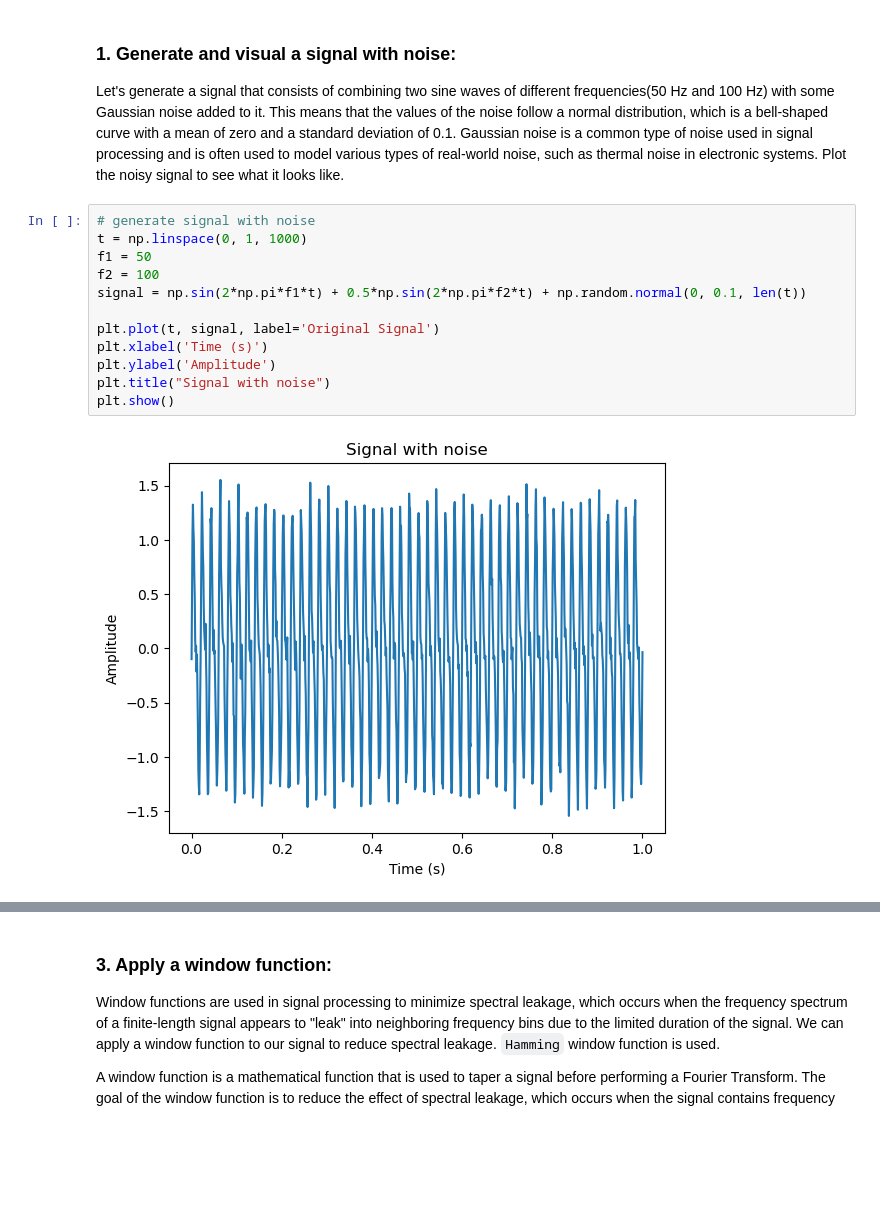
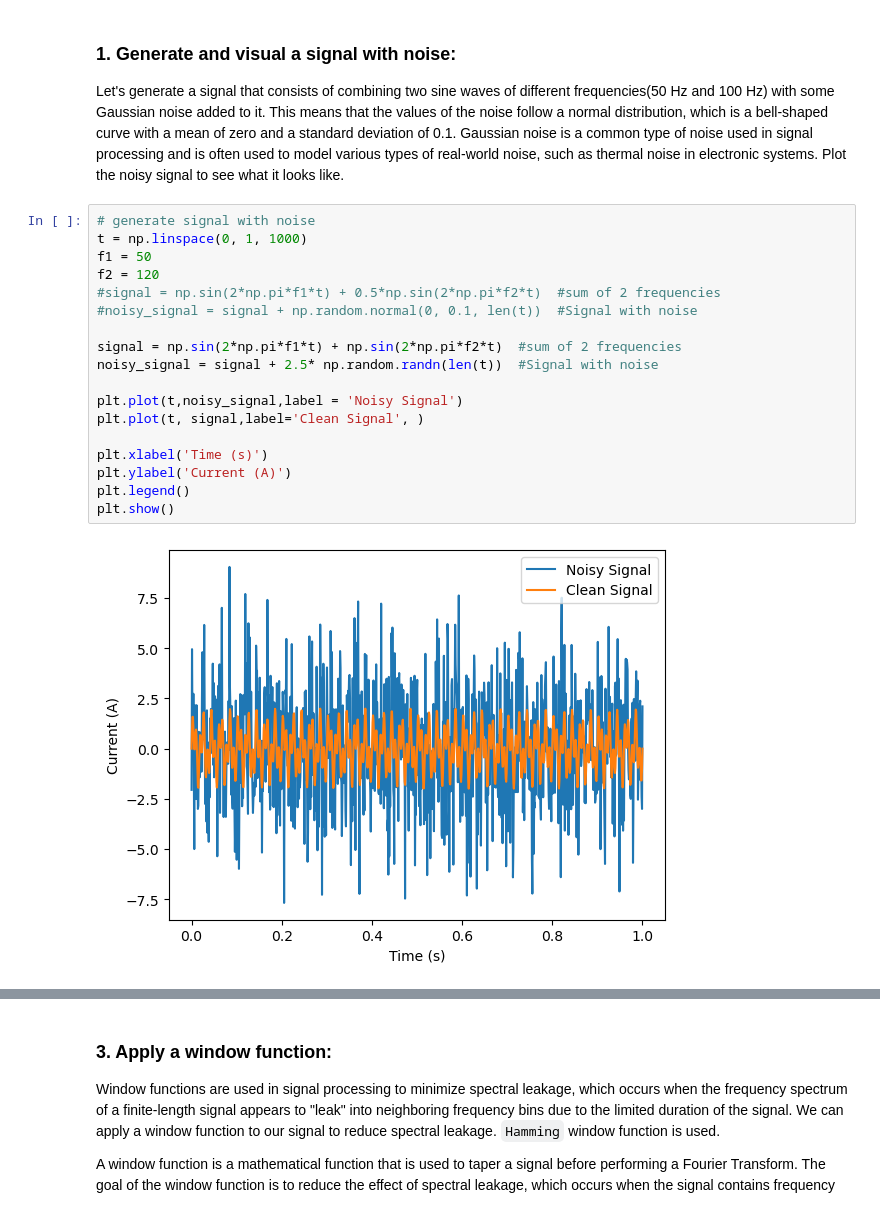
Before and after one commit to barbaraaboagye/Codes, a Jupyter notebook: UnderstandingFourierTransform.ipynb, the cells around one changed output, grey strips where cells are left out. Drawn from its saved outputs; the diff is of its cells as text; blank space fills up the shorter version.

```diff
--- a/UnderstandingFourierTransform.ipynb
+++ b/UnderstandingFourierTransform.ipynb
@@ -23,14 +23,20 @@ Let's generate a signal that consists of combining two sine waves of different f
 # %%
 # generate signal with noise
 t = np.linspace(0, 1, 1000)
 f1 = 50
-f2 = 100
-signal = np.sin(2*np.pi*f1*t) + 0.5*np.sin(2*np.pi*f2*t) + np.random.normal(0, 0.1, len(t))
+f2 = 120
+#signal = np.sin(2*np.pi*f1*t) + 0.5*np.sin(2*np.pi*f2*t)  #sum of 2 frequencies
+#noisy_signal = signal + np.random.normal(0, 0.1, len(t))  #Signal with noise
 
-plt.plot(t, signal, label='Original Signal')
+signal = np.sin(2*np.pi*f1*t) + np.sin(2*np.pi*f2*t)  #sum of 2 frequencies
+noisy_signal = signal + 2.5* np.random.randn(len(t))  #Signal with noise
+
+plt.plot(t,noisy_signal,label = 'Noisy Signal')
+plt.plot(t, signal,label='Clean Signal', )
+
 plt.xlabel('Time (s)')
-plt.ylabel('Amplitude')
-plt.title("Signal with noise")
+plt.ylabel('Current (A)')
+plt.legend()
 plt.show()
 # %% [output]
-[figure, old version]
+[figure, new version]
```
Also changed, not shown: parts of 5 cells of this notebook.
